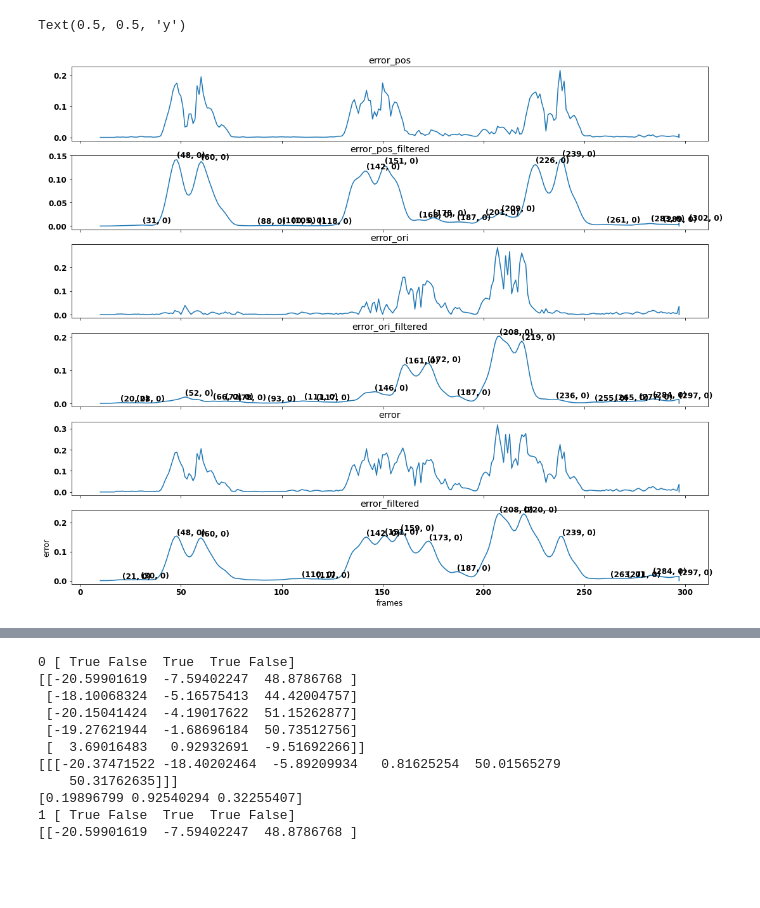
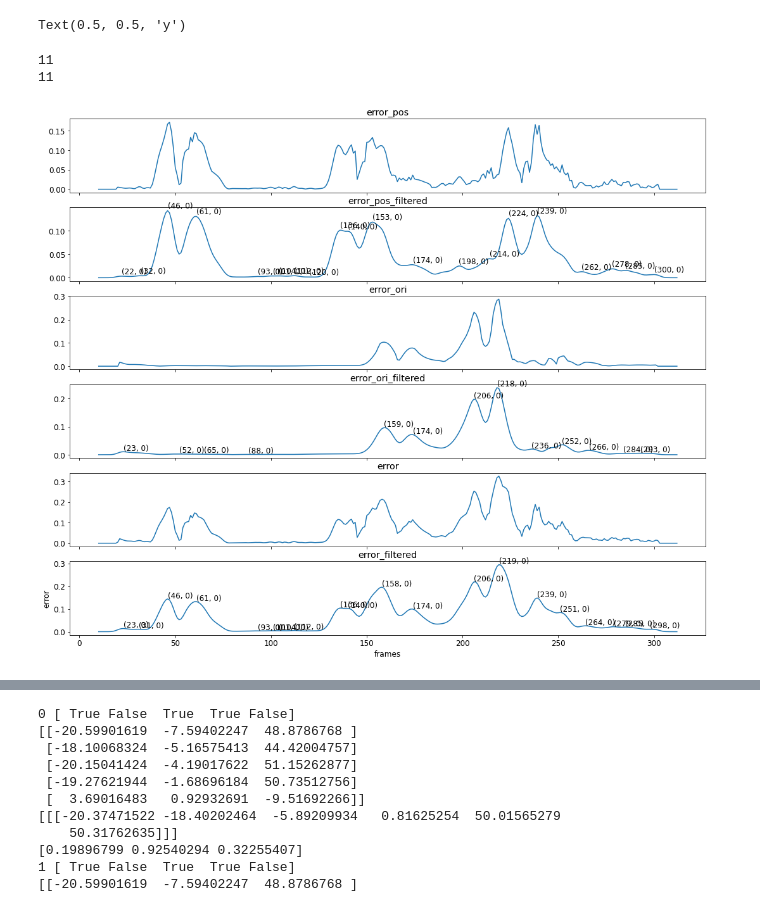
Before and after one commit to x35yao/make_tea, a Jupyter notebook: sws_test.ipynb, the cells around one changed output, grey strips where cells are left out. Cells and saved outputs as stored; diff of their text form; code cells hidden in the pictures; blank space fills up the shorter version.

Commit message:
tried kalman filter

```diff
--- a/sws_test.ipynb
+++ b/sws_test.ipynb
@@ -234,13 +237,13 @@ df_filtered_median = post_processing.filter_3D_data(h5_3d, filtertype = 'median'
 # Raw triangulation vs filtered
 # %%
 vid_id = '1642994619'
-vid_id = '1644282488'
+# vid_id = '1644282488'
 
 %matplotlib inline
 
-h5_3d = f'/home/luke/Desktop/project/make_tea/camera-main/videos/{vid_id}/{vid_id}_3D_nearest_median_leastereo.h5'
-h5_3d_median = f'/home/luke/Desktop/project/make_tea/camera-main/videos/{vid_id}/{vid_id}_3D_nearest_median_leastereo_filtered_median.h5'
-h5_3d_gaussian = f'/home/luke/Desktop/project/make_tea/camera-main/videos/{vid_id}/{vid_id}_3D_nearest_median_leastereo_filtered_gaussian.h5'
+h5_3d = f'/Users/luke/Desktop/project/make_tea/camera-main/videos/{vid_id}/leastereo/{vid_id}_3D_nearest_median_leastereo.h5'
+h5_3d_median = f'/Users/luke/Desktop/project/make_tea/camera-main/videos/{vid_id}/leastereo/{vid_id}_3D_nearest_median_leastereo_filtered_median.h5'
+h5_3d_gaussian = f'/Users/luke/Desktop/project/make_tea/camera-main/videos/{vid_id}/leastereo/{vid_id}_3D_nearest_median_leastereo_filtered_gaussian.h5'
 
 import pandas as pd
 
@@ -248,7 +251,7 @@ df = pd.read_hdf(h5_3d)
 df_median = pd.read_hdf(h5_3d_median)
 df_gaussian = pd.read_hdf(h5_3d_gaussian)
 
-i = 5
+i = 1
 x = df.values[:,i]
 x_median = df_median.values[:,i]
 x_gaussian = df_gaussian.values[:,i]
@@ -297,2 +282,0 @@ df_pose_gaussian = post_processing.get_obj_pose(h5_3d_gaussian, residual = 2)
-# %%
-df_pose_gaussian = post_processing.get_obj_pose(h5_3d_gaussian, residual = 2)
@@ -317,3 +283,12 @@ df_pose_gaussian = post_processing.get_obj_pose(h5_3d_gaussian, residual = 2)
+# %%
+import pandas as pd
+
+df_pose = pd.read_hdf(f'/Users/luke/Desktop/project/make_tea/camera-main/videos/{vid_id}/leastereo/obj_pose.h5'
+)
+df_gaussian = pd.read_hdf(f'/Users/luke/Desktop/project/make_tea/camera-main/videos/{vid_id}/leastereo/obj_pose_gaussian.h5'
+)
+df_median = pd.read_hdf(f'/Users/luke/Desktop/project/make_tea/camera-main/videos/{vid_id}/leastereo/obj_pose_median.h5'
+)
 # %%
 import numpy as np
 %matplotlib notebook
@@ -448,16 +423,35 @@ import sws
 from  scipy.ndimage.filters import gaussian_filter as gf
 from scipy.signal import find_peaks as fp
 import matplotlib.pyplot as plt
+from scipy import signal
 %matplotlib inline
 
 # import importlib
 # importlib.reload(sws)
+def spline_smooth(df, k, s):
+    df_new = df.copy()
+    data = df.values
+    n = data.shape[0]
+    x = np.arange(n)
+    inds = df_new.columns.values
+    for i,ind in enumerate(inds):
+        y = data[:,i]
+        sp = UnivariateSpline(x, y, k = k, s = s)
+        xs = np.linspace(x[0], x[-1], n)
+        ys = sp(xs)
+        df_new[ind] = ys
+    return df_new
+
+
 
 df_pose_filtered = df_pose.copy()
 mask = df_pose.columns.get_level_values("pose") != "time_stamp"
-
+# df_pose_filtered.loc[:, mask] = df_pose.loc[:, mask].apply(
+#                         signal.medfilt, args=(31,), axis=0)
 df_pose_filtered.loc[:, mask] = df_pose.loc[:, mask].apply(
                         signal.medfilt, args=(31,), axis=0)
+
+df_smoothed = spline_smooth(df_pose, k = 2, s = 1)
 
 vid_id = '1644282413'
 vid_id = '1644282488'
@@ -466,7 +460,8 @@ obj = 'pitcher'
 n = 10
 df_new = df_pose_filtered.iloc[n:]
 # df_new = df_pose.iloc[n:]
-window_size = 17
+df_new = df_smoothed[n:]
+window_size = 21
 sigma = 2
 kernel = 'x_linear'
 
@@ -514,31 +509,33 @@ ax4.plot(t, error_ori_f)
 plt.xlabel('frames')
 plt.ylabel('error')
 ax4.title.set_text('error_ori_filtered')
 inds_ori_f = fp(error_ori_f)[0]
 
 
 ax5.plot(t, error)
 plt.xlabel('frames')
 plt.ylabel('error')
 ax5.title.set_text(f'error')
 
 ax6.plot(t, error_filtered)
 inds_filtered = fp(error_filtered)[0]
 # ax4.scatter(inds_filtered, error_filtered[inds_filtered])
 ax6.title.set_text(f'error_filtered')
 
 for u, j in zip(inds_pos_f, error_pos_f[inds_pos_f]):
     i = u + n
     ax2.text(i, j+0.005, '({}, {})'.format(i, int(j)))
 
 for u, j in zip(inds_ori_f, error_ori_f[inds_ori_f]):
     i = u + n
     ax4.text(i, j+0.005, '({}, {})'.format(i, int(j)), fontsize = fontsize)
 
 for u, j in zip(inds_filtered, error_filtered[inds_filtered]):
     i = u + n
     ax6.text(i, j+0.005, '({}, {})'.format(i , int(j)))
 
 # print(inds)
 # %% [output]
+11
+11
-[figure, old version]
+[figure, new version]
```
Also changed, not shown: parts of 25 cells of this notebook, 35 other files.
